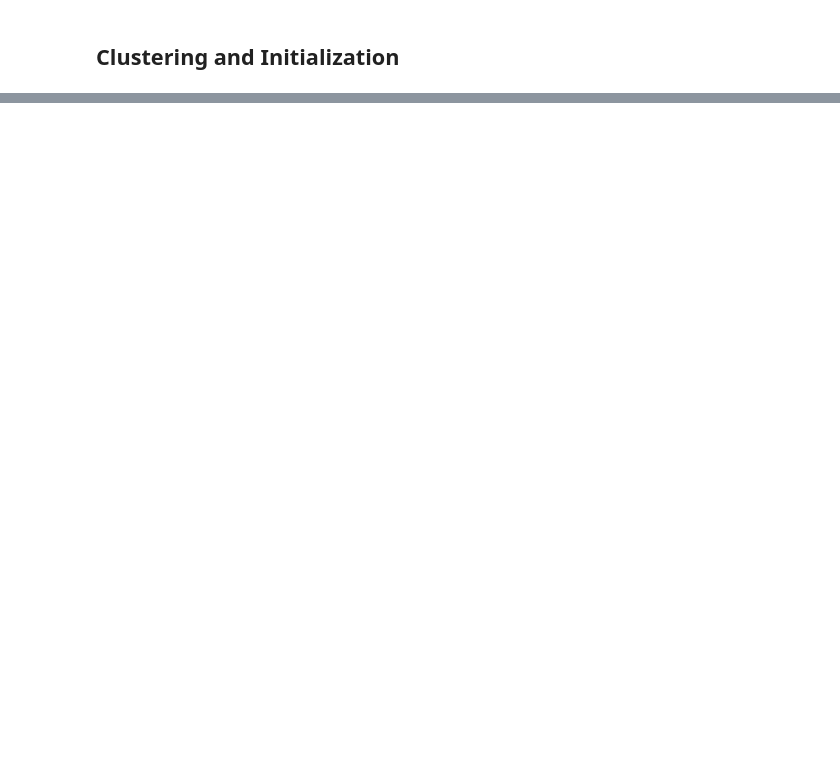
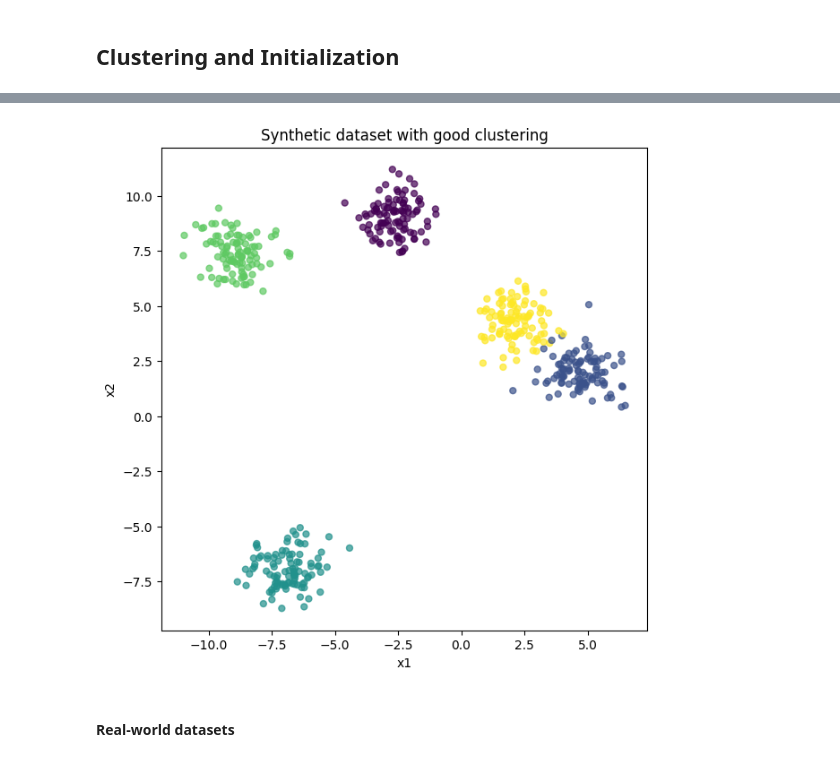
Before and after one commit to MatteoBisotti/statML_project, a Jupyter notebook: code/main.ipynb, the cells around one changed output, grey strips where cells are left out. Drawn from its saved outputs; the diff is of its cells as text; code cells hidden in the pictures; blank space fills up the shorter version.

```diff
--- a/code/main.ipynb
+++ b/code/main.ipynb
@@ -23,0 +33,14 @@ X, y = generate_blobs(centers=centers, n_samples=n_samples, std=std, random_stat
+# %%
+# create synthetic dataset with sklearn.dataset library function make_blobs
+X_syn, y_syn = make_blobs(
+    n_samples=500,
+    centers=5,
+    cluster_std=0.8,
+    random_state=42
+)
+
+plot_synthetic_points(X_syn, y_syn)
+# %% [output]
+[figure, added]
+# %% [markdown]
+#### Real-world datasets
```
Also changed, not shown: parts of 11 cells of this notebook, 3 other files.
